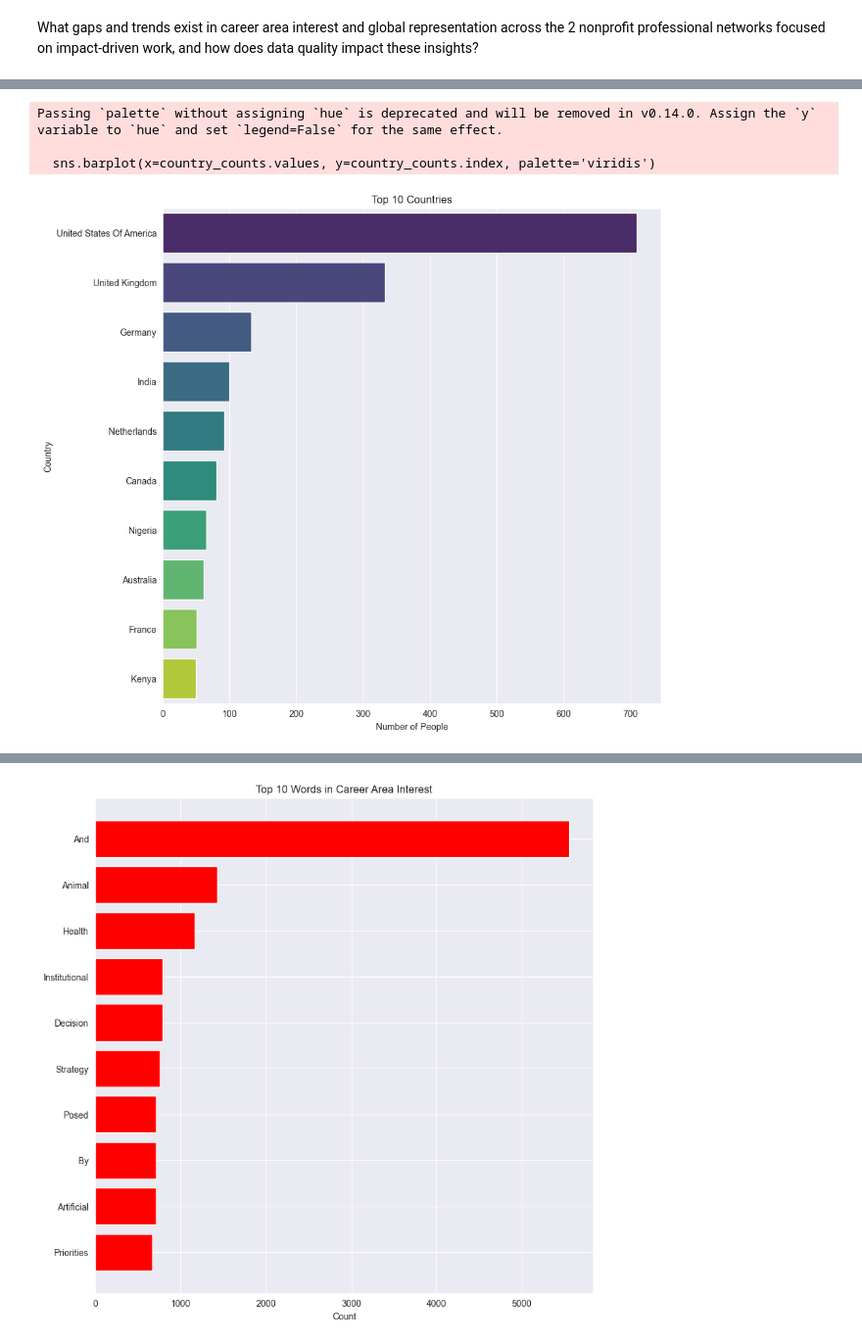
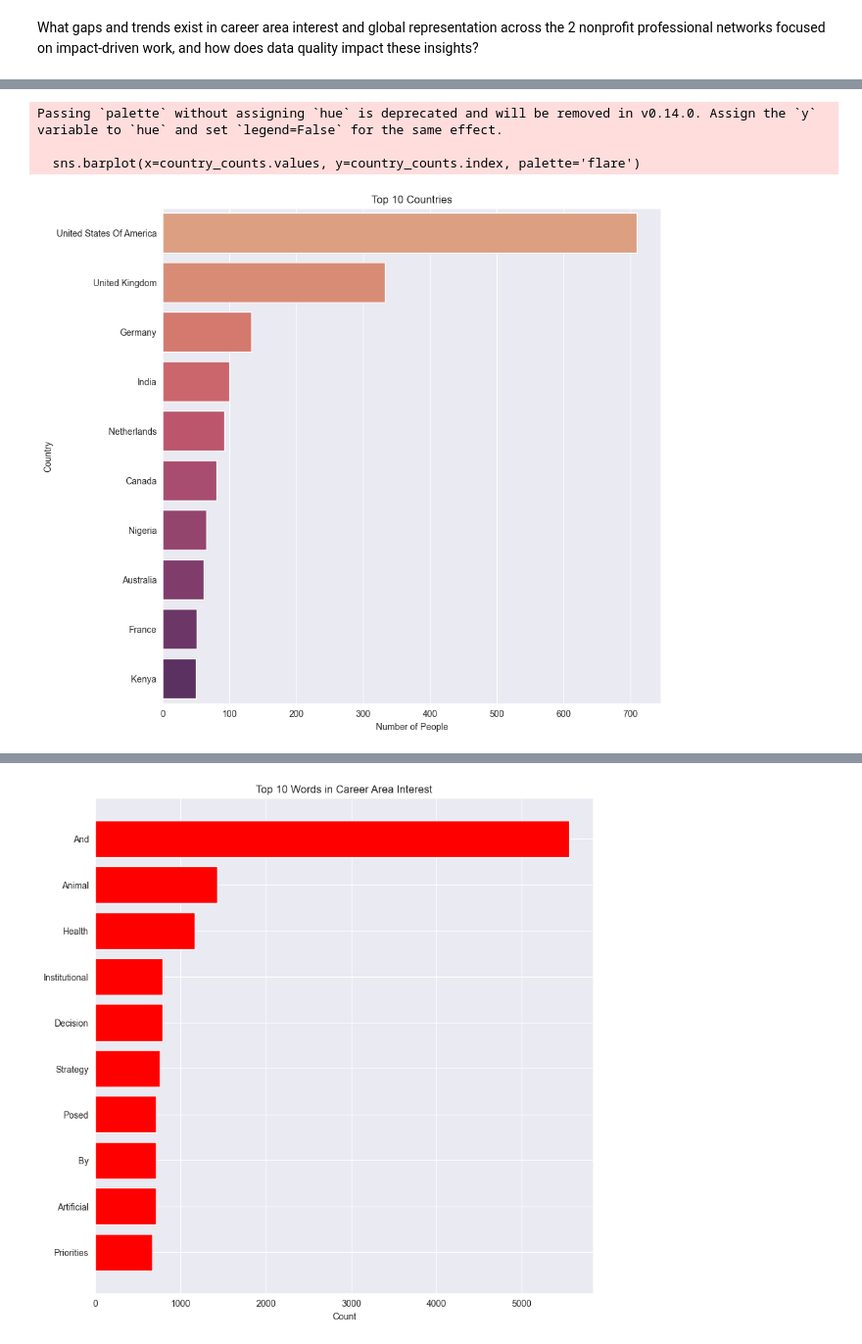
Before and after one commit to 3nikolov/IS537_Final_Project, a Jupyter notebook: Part_2_Research_Question.ipynb, the cells around one changed output, grey strips where cells are left out. Shown at 98% size. Cells and saved outputs as stored; diff of their text form; code cells hidden in the pictures.

```diff
--- a/Part_2_Research_Question.ipynb
+++ b/Part_2_Research_Question.ipynb
@@ -42,19 +42,19 @@ Passing `palette` without assigning `hue` is deprecated and will be removed in v
 # %%
 # top countries
 
 plt.figure(figsize=(10,10))
 country_counts = df['Country'].value_counts().head(10)
 
-sns.barplot(x=country_counts.values, y=country_counts.index, palette='viridis')
+sns.barplot(x=country_counts.values, y=country_counts.index, palette='flare')
 plt.title('Top 10 Countries')
 plt.xlabel('Number of People')
 plt.ylabel('Country')
 plt.show()
 # %% [output]
 Passing `palette` without assigning `hue` is deprecated and will be removed in v0.14.0. Assign the `y` variable to `hue` and set `legend=False` for the same effect.
 
-  sns.barplot(x=country_counts.values, y=country_counts.index, palette='viridis')
+  sns.barplot(x=country_counts.values, y=country_counts.index, palette='flare')
-[figure, old version]
+[figure, new version]
 # %%
 # top cities
 
```
Also changed, not shown: parts of 3 cells of this notebook, 1 other file.
